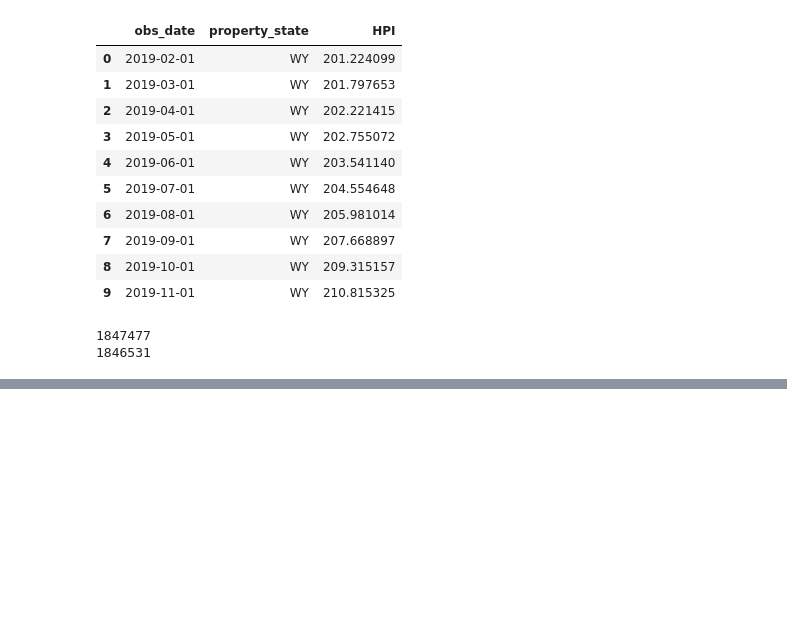
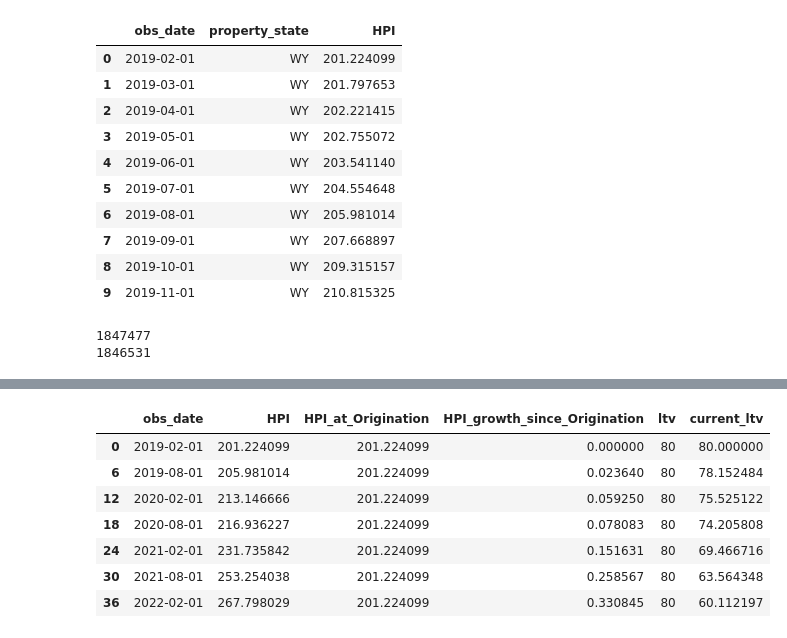
Before and after one commit to dixitbhavin/mbs-prepayment-ml, a Jupyter notebook: mbs_prepayment_model.ipynb, the cells around one changed output, grey strips where cells are left out. Saved outputs shown, nothing was run; the diff lists cells and outputs as text; code cells hidden in the pictures; blank space fills up the shorter version.

```diff
--- a/01_load_data.ipynb
+++ b/mbs_prepayment_model.ipynb
@@ -883,0 +922,13 @@ print(combined['HPI'].notna().sum())
+# %%
+combined[combined["loan_sequence_number"] == "F19Q10000056"][
+    ["obs_date", "HPI", "HPI_at_Origination", "HPI_growth_since_Origination", "ltv", "current_ltv"]
+].iloc[::6]
+# %% [output]
+|  | obs_date | HPI | HPI_at_Origination | HPI_growth_since_Origination | ltv | current_ltv |
+| 0 | 2019-02-01 | 201.224099 | 201.224099 | 0.000000 | 80 | 80.000000 |
+| 6 | 2019-08-01 | 205.981014 | 201.224099 | 0.023640 | 80 | 78.152484 |
+| 12 | 2020-02-01 | 213.146666 | 201.224099 | 0.059250 | 80 | 75.525122 |
+| 18 | 2020-08-01 | 216.936227 | 201.224099 | 0.078083 | 80 | 74.205808 |
+| 24 | 2021-02-01 | 231.735842 | 201.224099 | 0.151631 | 80 | 69.466716 |
+| 30 | 2021-08-01 | 253.254038 | 201.224099 | 0.258567 | 80 | 63.564348 |
+| 36 | 2022-02-01 | 267.798029 | 201.224099 | 0.330845 | 80 | 60.112197 |
```
Also changed, not shown: parts of 15 cells of this notebook, 1 other file.
